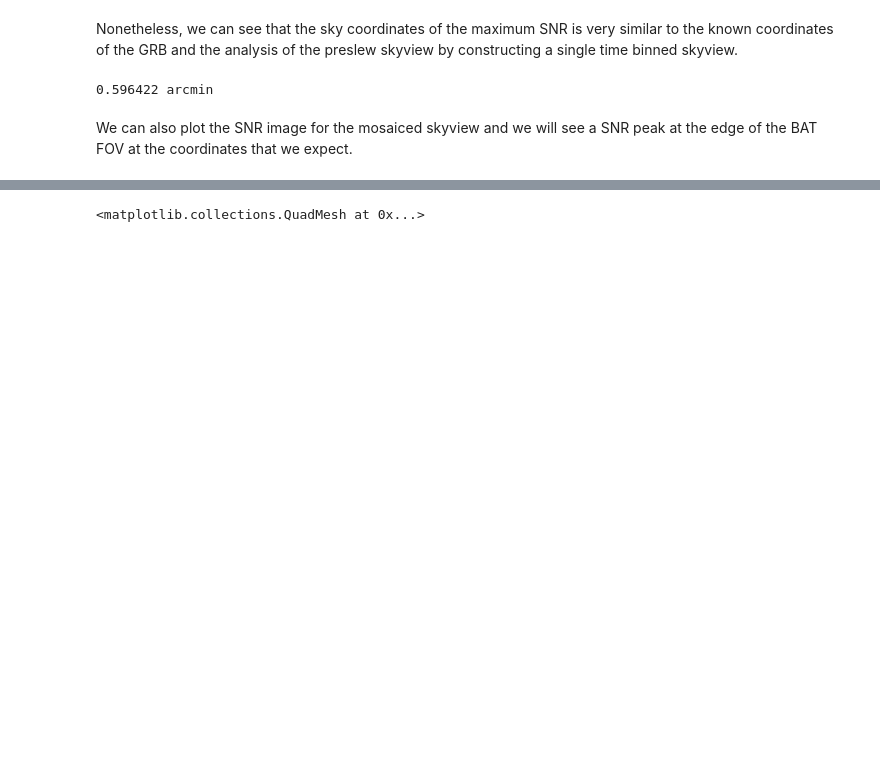
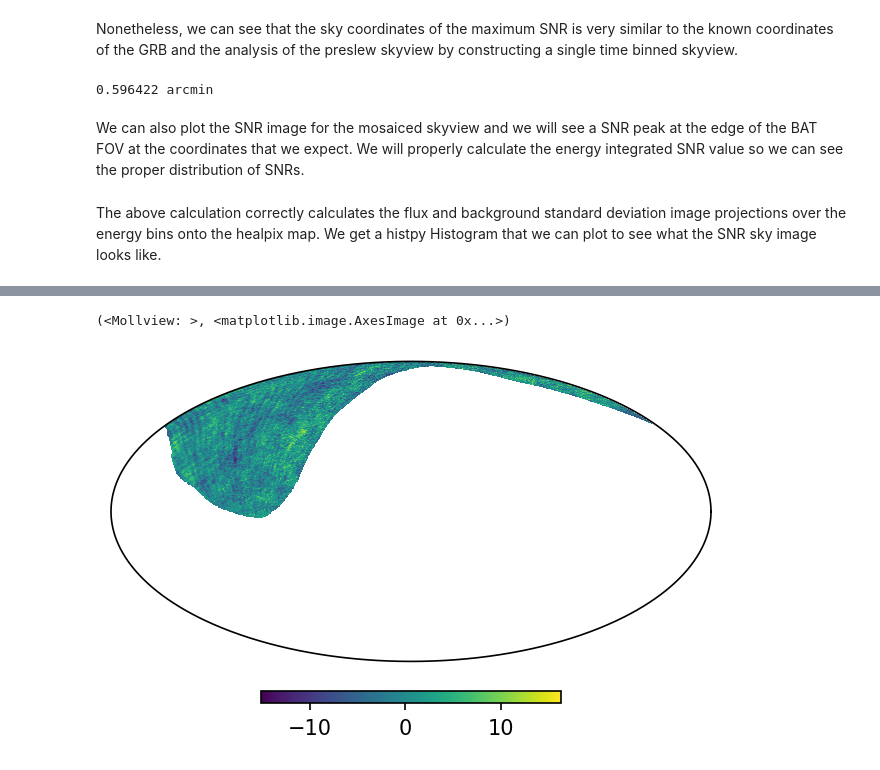
Before and after one commit to parsotat/BatAnalysis, a Jupyter notebook: notebooks/Example_TTE_imaging_data_analysis.ipynb, the cells around one changed output, grey strips where cells are left out. Cells and saved outputs as stored; diff of their text form; code cells hidden in the pictures; blank space fills up the shorter version.

Commit message:
Completed modified imaging analysis notebook with look at mosaicing stats.

```diff
--- a/notebooks/Example_TTE_imaging_data_analysis.ipynb
+++ b/notebooks/Example_TTE_imaging_data_analysis.ipynb
@@ -467,7 +469,11 @@ print(mosaic_detected_coords.separation(orig_coords).to(u.arcmin))
 # %% [output]
 0.596422 arcmin
 # %% [markdown]
-We can also plot the SNR image for the mosaiced skyview and we will see a SNR peak at the edge of the BAT FOV at the coordinates that we expect.
+We can also plot the SNR image for the mosaiced skyview and we will see a SNR peak at the edge of the BAT FOV at the coordinates that we expect. We will properly calculate the energy integrated SNR value so we can see the proper distribution of SNRs.
+# %%
+tot_e_snr=mosaic_skyview.sky_img.project("HPX")/mosaic_skyview.bkg_stddev_img.project("HPX")
+# %% [markdown]
+The above calculation correctly calculates the flux and background standard deviation image projections over the energy bins onto the healpix map. We get a histpy Histogram that we can plot to see what the SNR sky image looks like.
 # %%
-mosaic_skyview.snr_img.plot(coordsys="icrs")
+tot_e_snr.plot()
 # %% [output]
@@ -476 +480,2 @@ mosaic_skyview.snr_img.plot(coordsys="icrs")
-<matplotlib.collections.QuadMesh at 0x...>
+(<Mollview: >, <matplotlib.image.AxesImage at 0x...>)
+[figure, added]
```
Also changed, not shown: parts of 24 cells of this notebook.
